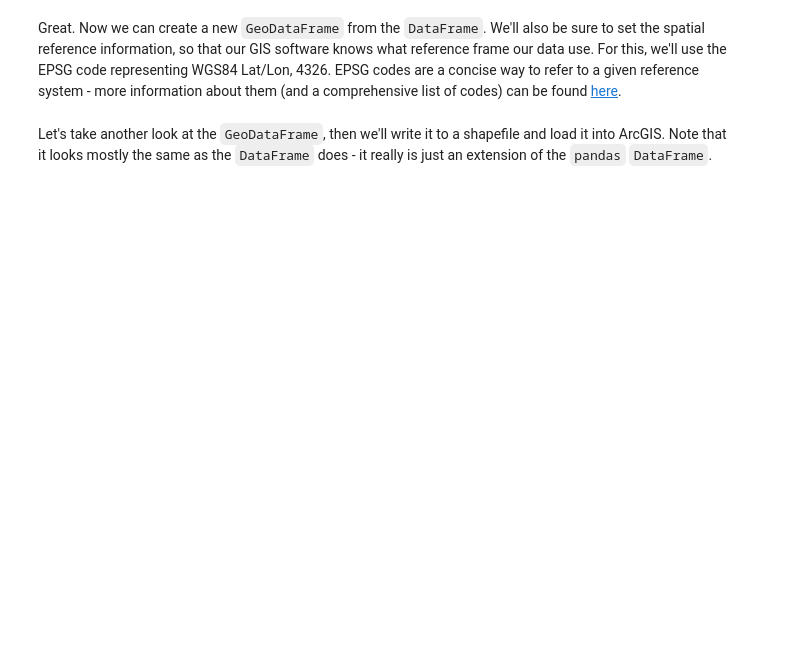
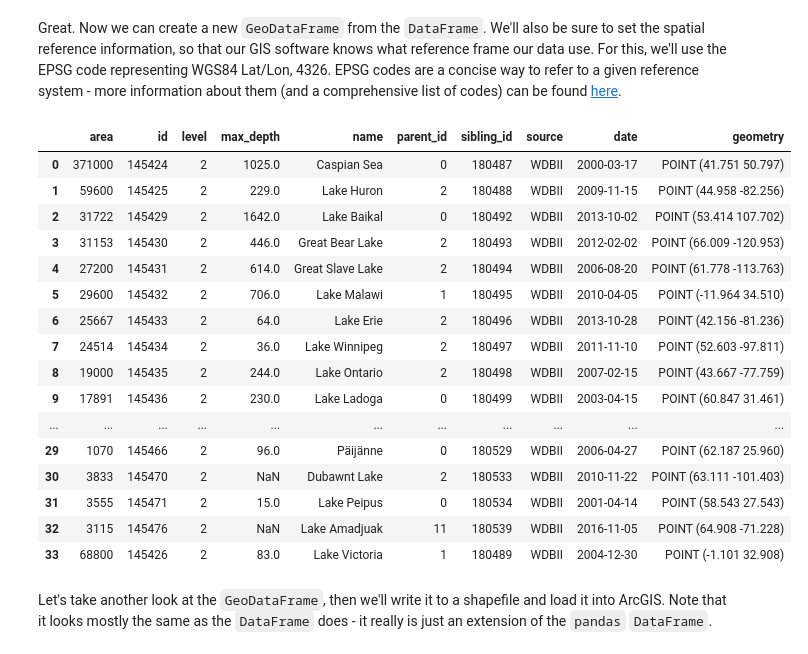
Before and after one commit to iamdonovan/egm722.2021, a Jupyter notebook: Week1/Practical1.ipynb, the cells around one changed output. Saved outputs shown, nothing was run; the diff lists cells and outputs as text; code cells hidden in the pictures; blank space fills up the shorter version.

```diff
--- a/Week1/Practical1.ipynb
+++ b/Week1/Practical1.ipynb
@@ -324,7 +368,7 @@ import pandas as pd
 import geopandas as gpd
 from shapely.geometry import Point
 
-df = pd.read_csv('data_files/GPSPoints.txt')
+df = pd.read_csv('E:\GIS\GIS_Practicals\GIS_Course EGM722 Practicals\GitHub\egm722\Week1\data_files\GPSPoints.txt')
 # %% [markdown]
 Like we did with the `geopandas` data above, let's have a look at the `DataFrame` we've just loaded:
 # %%
@@ -351,7 +438,25 @@ df['area'] # convert the area column to square meters here
 Great. Now we can create a new `GeoDataFrame` from the `DataFrame`. We'll also be sure to set the spatial reference information, so that our GIS software knows what reference frame our data use. For this, we'll use the EPSG code representing WGS84 Lat/Lon, 4326. EPSG codes are a concise way to refer to a given reference system - more information about them (and a comprehensive list of codes) can be found [here](http://spatialreference.org/).
 # %%
 gdf = gpd.GeoDataFrame(df)
-gdf.crs = {'init': 'epsg:4326'} # this sets the coordinate reference system to epsg:4326, wgs84 lat/lon
+gdf.set_crs("EPSG:4326", inplace=True, allow_override=True)    # this sets the coordinate reference system to epsg:4326, wgs84 lat/lon
+# %% [output]
+|  | area | id | level | max_depth | name | parent_id | sibling_id | source | date | geometry |
+| 0 | 371000 | 145424 | 2 | 1025.0 | Caspian Sea | 0 | 180487 | WDBII | 2000-03-17 | POINT (41.751 50.797) |
+| 1 | 59600 | 145425 | 2 | 229.0 | Lake Huron | 2 | 180488 | WDBII | 2009-11-15 | POINT (44.958 -82.256) |
+| 2 | 31722 | 145429 | 2 | 1642.0 | Lake Baikal | 0 | 180492 | WDBII | 2013-10-02 | POINT (53.414 107.702) |
+| 3 | 31153 | 145430 | 2 | 446.0 | Great Bear Lake | 2 | 180493 | WDBII | 2012-02-02 | POINT (66.009 -120.953) |
+| 4 | 27200 | 145431 | 2 | 614.0 | Great Slave Lake | 2 | 180494 | WDBII | 2006-08-20 | POINT (61.778 -113.763) |
+| 5 | 29600 | 145432 | 2 | 706.0 | Lake Malawi | 1 | 180495 | WDBII | 2010-04-05 | POINT (-11.964 34.510) |
+| 6 | 25667 | 145433 | 2 | 64.0 | Lake Erie | 2 | 180496 | WDBII | 2013-10-28 | POINT (42.156 -81.236) |
+| 7 | 24514 | 145434 | 2 | 36.0 | Lake Winnipeg | 2 | 180497 | WDBII | 2011-11-10 | POINT (52.603 -97.811) |
+| 8 | 19000 | 145435 | 2 | 244.0 | Lake Ontario | 2 | 180498 | WDBII | 2007-02-15 | POINT (43.667 -77.759) |
+| 9 | 17891 | 145436 | 2 | 230.0 | Lake Ladoga | 0 | 180499 | WDBII | 2003-04-15 | POINT (60.847 31.461) |
+| ... | ... | ... | ... | ... | ... | ... | ... | ... | ... | ... |
+| 29 | 1070 | 145466 | 2 | 96.0 | Päijänne | 0 | 180529 | WDBII | 2006-04-27 | POINT (62.187 25.960) |
+| 30 | 3833 | 145470 | 2 | NaN | Dubawnt Lake | 2 | 180533 | WDBII | 2010-11-22 | POINT (63.111 -101.403) |
+| 31 | 3555 | 145471 | 2 | 15.0 | Lake Peipus | 0 | 180534 | WDBII | 2001-04-14 | POINT (58.543 27.543) |
+| 32 | 3115 | 145476 | 2 | NaN | Lake Amadjuak | 11 | 180539 | WDBII | 2016-11-05 | POINT (64.908 -71.228) |
+| 33 | 68800 | 145426 | 2 | 83.0 | Lake Victoria | 1 | 180489 | WDBII | 2004-12-30 | POINT (-1.101 32.908) |
 # %% [markdown]
 Let's take another look at the `GeoDataFrame`, then we'll write it to a shapefile and load it into ArcGIS. Note that it looks mostly the same as the `DataFrame` does - it really is just an extension of the `pandas` `DataFrame`.
 # %%
```
Also changed, not shown: parts of 19 cells of this notebook, 5 other files.
